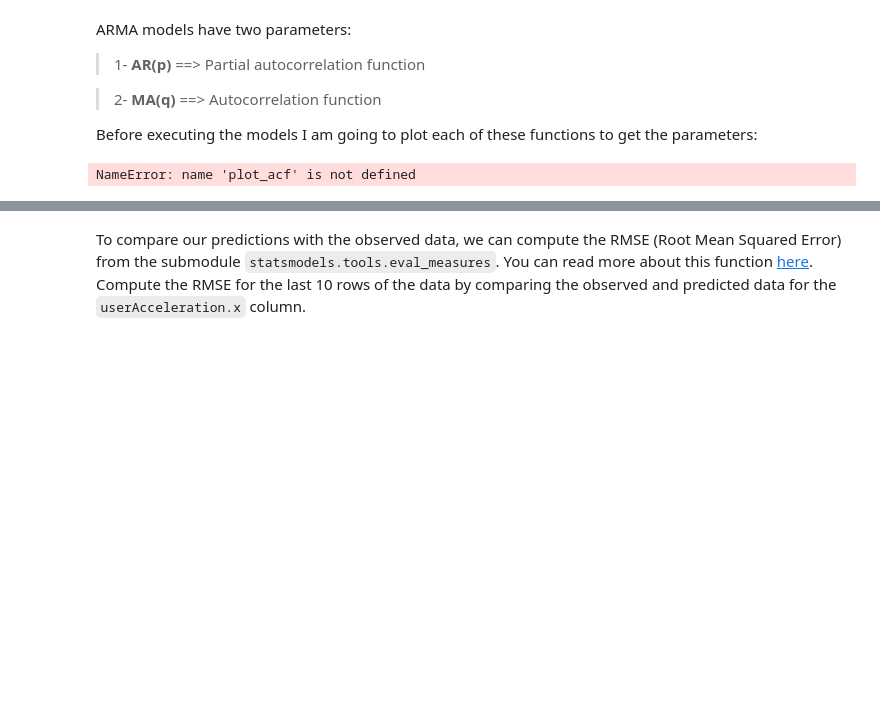
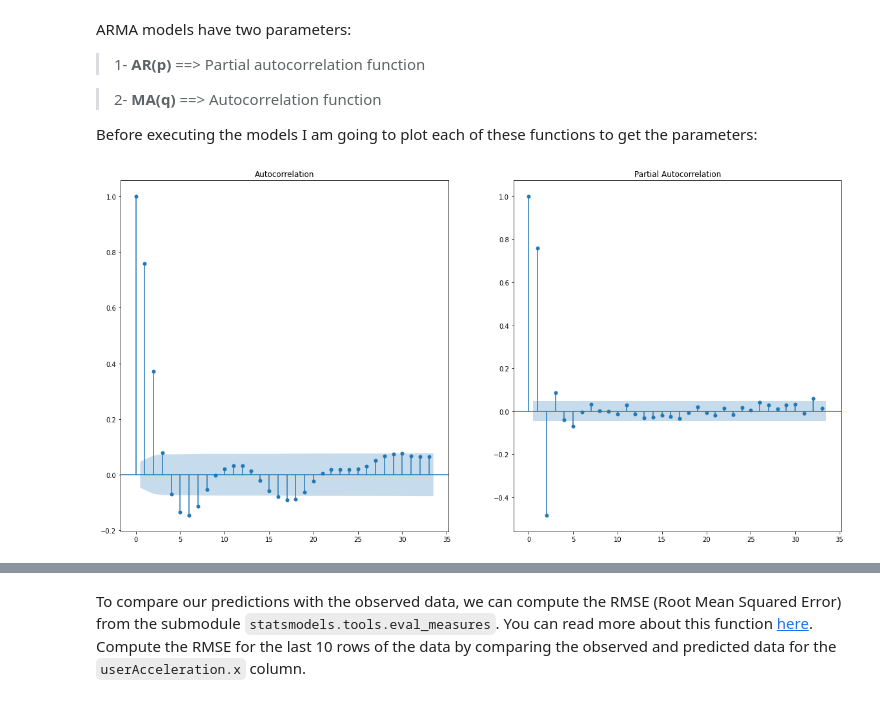
Before and after one commit to Ironhack-Data-Madrid-Enero-2021/lab-time-series, a Jupyter notebook: your-code/main.ipynb, the cells around one changed output, grey strips where cells are left out. Cells and saved outputs as stored; diff of their text form; code cells hidden in the pictures; blank space fills up the shorter version.

```diff
--- a/your-code/main.ipynb
+++ b/your-code/main.ipynb
@@ -185,10 +186,12 @@ ARMA models have two parameters:
 >2- **MA(q)** ==> Autocorrelation function
 
 Before executing the models I am going to plot each of these functions to get the parameters:
+# %%
+fig, ax = plt.subplots(1,2,figsize=(20,10))
+plot_acf(sensor["userAcceleration.x"],  ax=ax[0]);
+plot_pacf(sensor["userAcceleration.x"], ax=ax[1]);
+# %% [output]
+[figure, added]
 # %%
 test_data = sensor["rotationRate.x"][-10:]
 train_data = sensor["rotationRate.x"][:-10]
-# %%
-plot_acf(train_data)
-# %% [output]
-NameError: name 'plot_acf' is not defined
```
Also changed, not shown: parts of 8 cells of this notebook.
